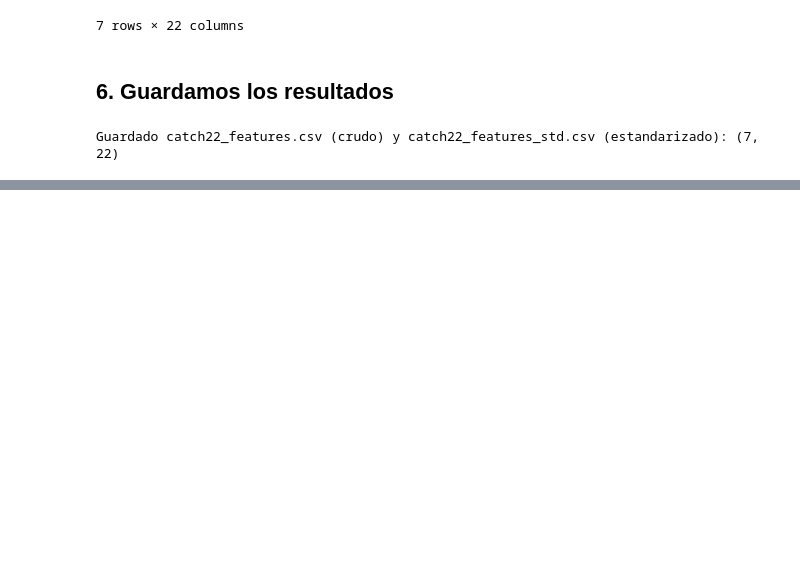
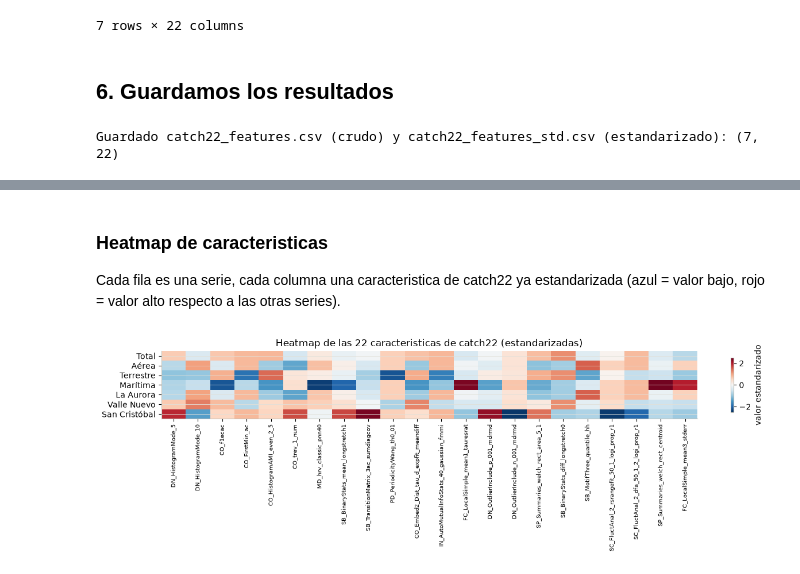
Before and after one commit to erickguerra2/LAB02-DATA, a Jupyter notebook: 02_catch22_extraccion.ipynb, the cells around one changed output, grey strips where cells are left out. Drawn from its saved outputs; the diff is of its cells as text; code cells hidden in the pictures; blank space fills up the shorter version.

```diff
--- a/02_catch22_extraccion.ipynb
+++ b/02_catch22_extraccion.ipynb
@@ -177,0 +223,16 @@ Con `catch22_features_std.csv` ya se puede seguir en `03_catch22_analisis.ipynb`
+# %% [markdown]
+### Heatmap de caracteristicas
+
+Cada fila es una serie, cada columna una caracteristica de catch22 ya estandarizada (azul = valor bajo, rojo = valor alto respecto a las otras series).
+# %%
+fig, ax = plt.subplots(figsize=(13, 4))
+im = ax.imshow(matriz_std.values, cmap='RdBu_r', vmin=-2.5, vmax=2.5, aspect='auto')
+ax.set_yticks(range(len(matriz_std.index)))
+ax.set_yticklabels(matriz_std.index)
+ax.set_xticks(range(len(matriz_std.columns)))
+ax.set_xticklabels(matriz_std.columns, rotation=90, fontsize=7)
+ax.set_title('Heatmap de las 22 caracteristicas de catch22 (estandarizadas)')
+fig.colorbar(im, ax=ax, shrink=0.8, label='valor estandarizado')
+fig.tight_layout()
+# %% [output]
+[figure, added]
```
Also changed, not shown: parts of 11 cells of this notebook.
